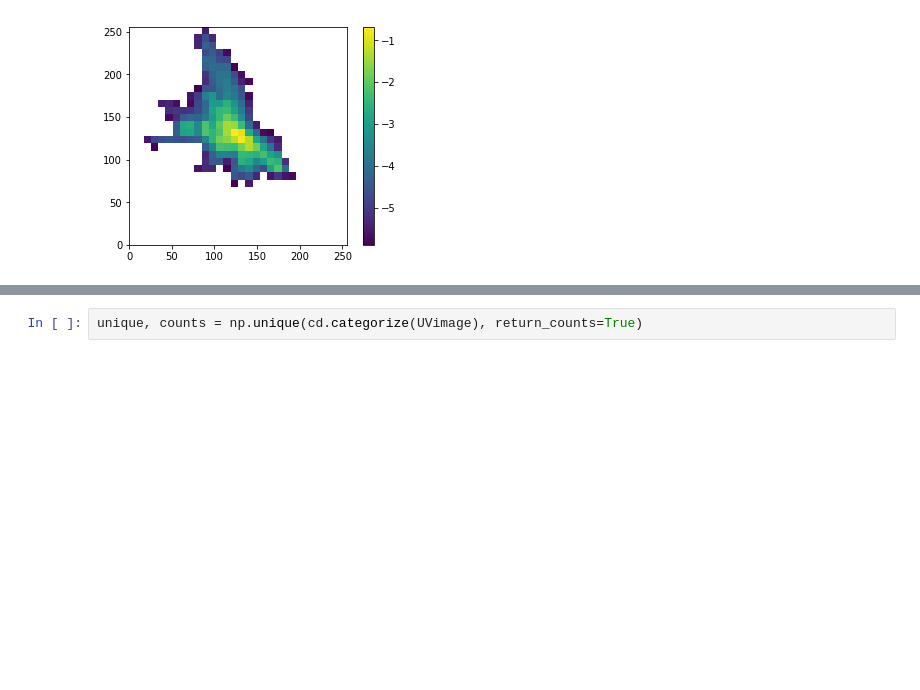
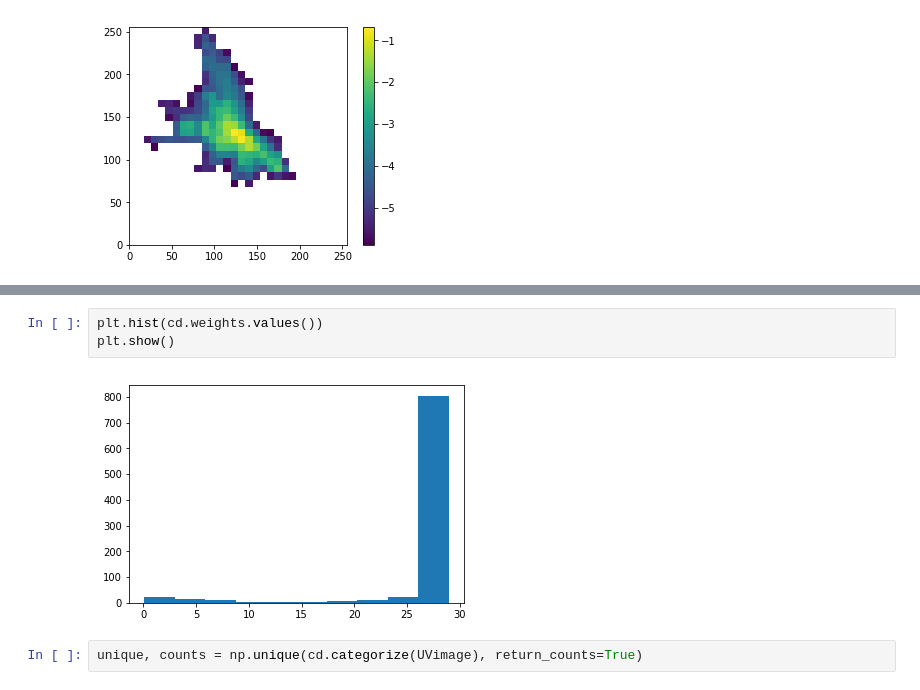
Before and after one commit to vincentbillaut/all-colors-matter, a Jupyter notebook: notebooks/ColorDiscretizer demo.ipynb, the cells around one changed output, grey strips where cells are left out. Cells and saved outputs as stored; diff of their text form; blank space fills up the shorter version.

```diff
--- a/notebooks/ColorDiscretizer demo.ipynb
+++ b/notebooks/ColorDiscretizer demo.ipynb
@@ -45,3 +45,8 @@ array([[148, 148, 148, ..., 148, 148, 148],
+# %%
+plt.hist(cd.weights.values())
+plt.show()
+# %% [output]
+[figure, added]
 # %%
 unique, counts = np.unique(cd.categorize(UVimage), return_counts=True)
 # %%
```
Also changed, not shown: parts of 6 cells of this notebook, 7 other files.
